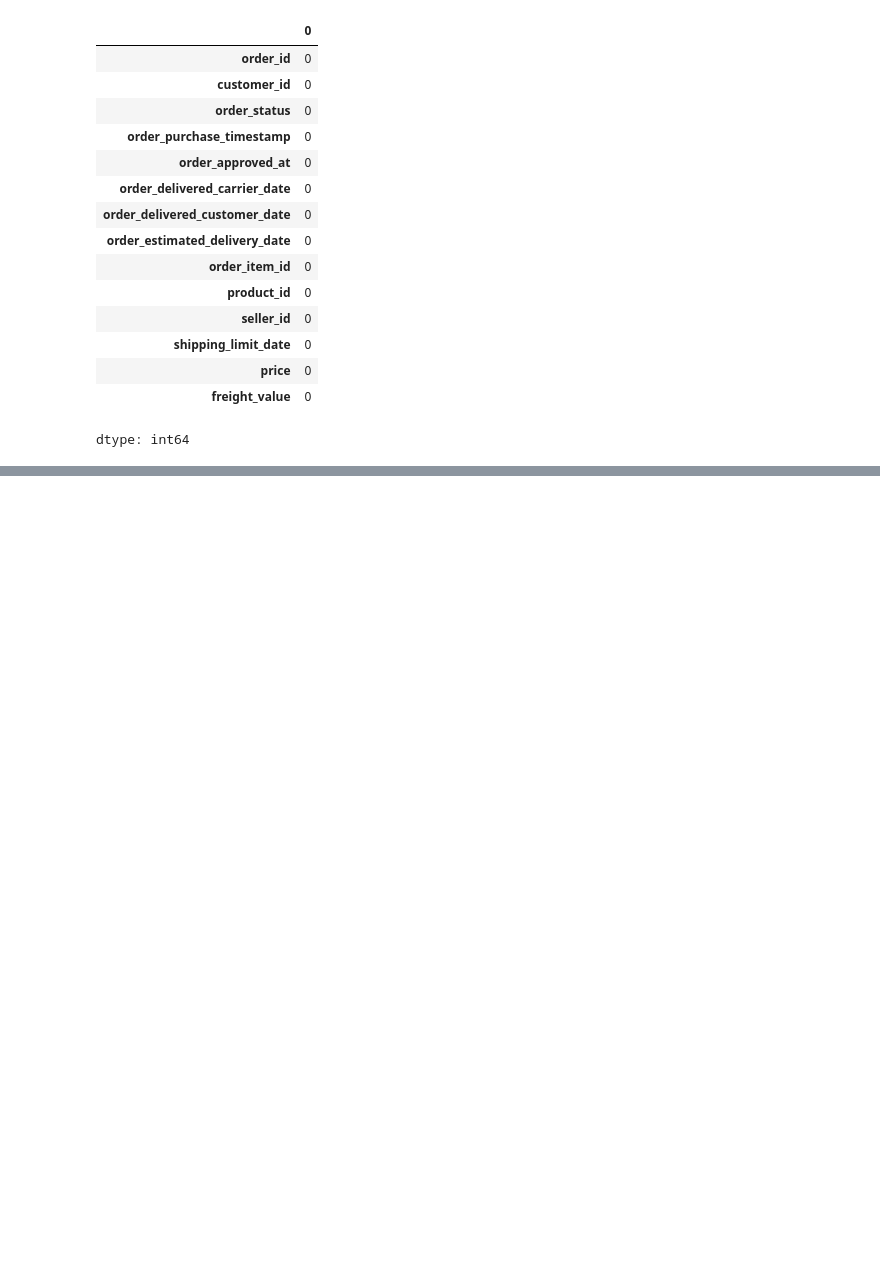
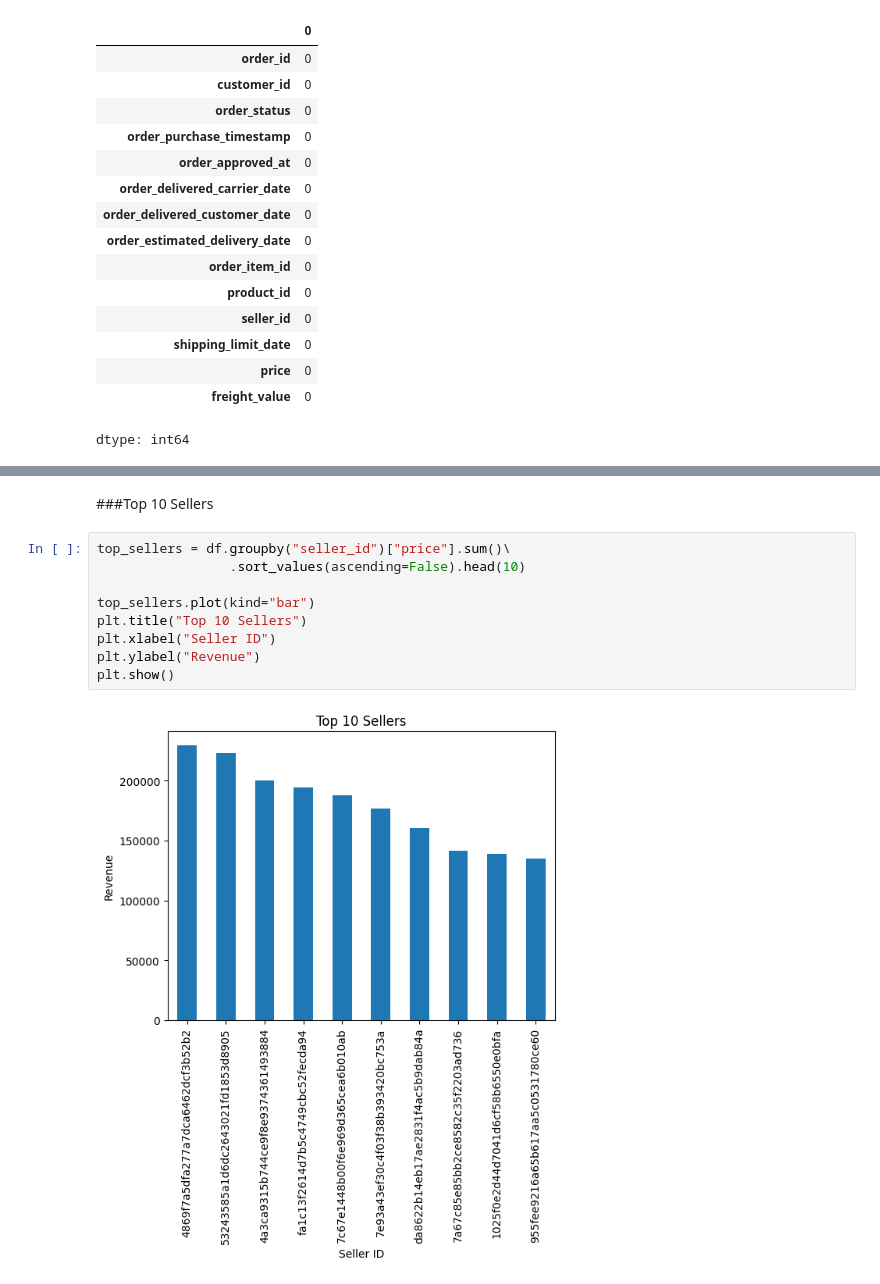
Before and after one commit to RiteshRana07/ecommerce_sales, a Jupyter notebook: ecommerce_sales.ipynb, the cells around one changed output, grey strips where cells are left out. Drawn from its saved outputs; the diff is of its cells as text; blank space fills up the shorter version.

```diff
--- a/ecommerce_sales.ipynb
+++ b/ecommerce_sales.ipynb
@@ -127,0 +403,13 @@ dtype: int64
+# %% [markdown]
+###Top 10 Sellers
+# %%
+top_sellers = df.groupby("seller_id")["price"].sum()\
+                 .sort_values(ascending=False).head(10)
+
+top_sellers.plot(kind="bar")
+plt.title("Top 10 Sellers")
+plt.xlabel("Seller ID")
+plt.ylabel("Revenue")
+plt.show()
+# %% [output]
+[figure, added]
```
Also changed, not shown: parts of 51 cells of this notebook.
